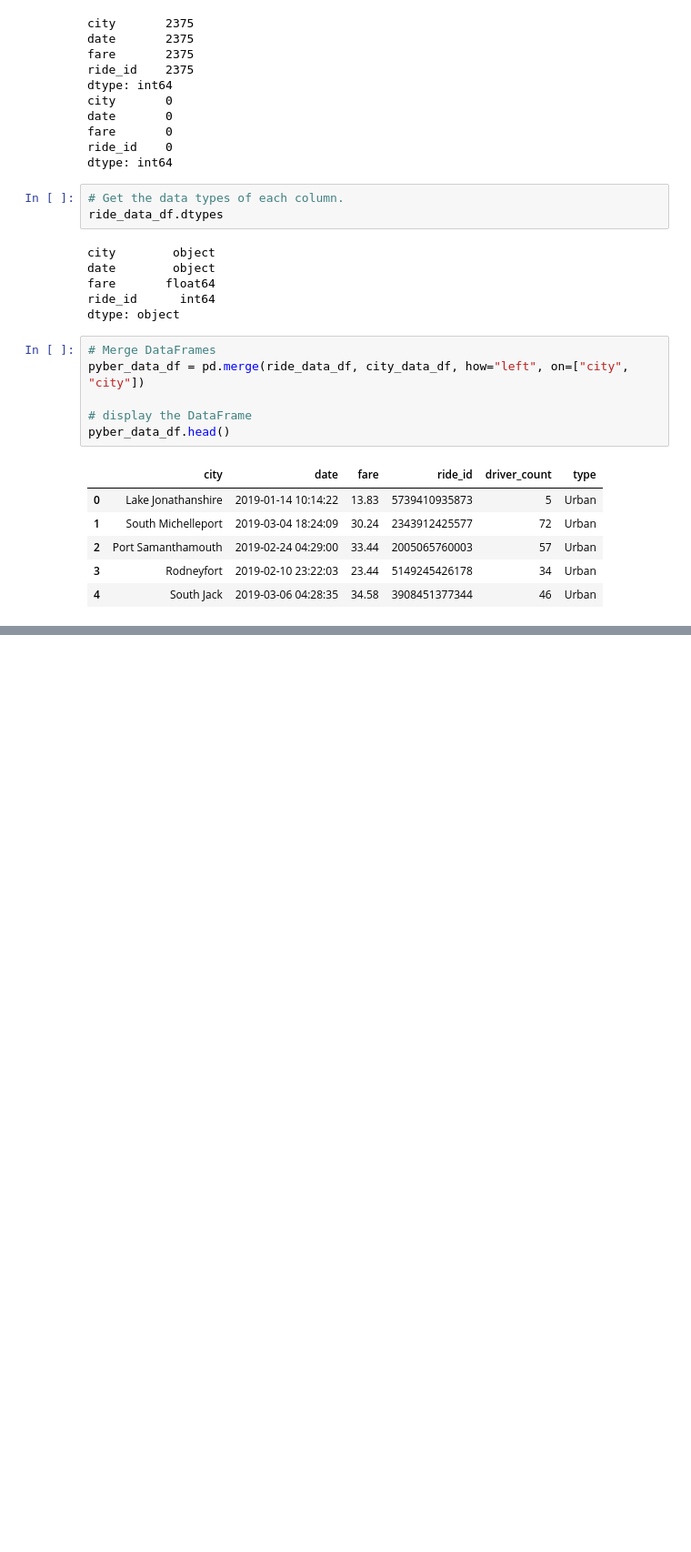
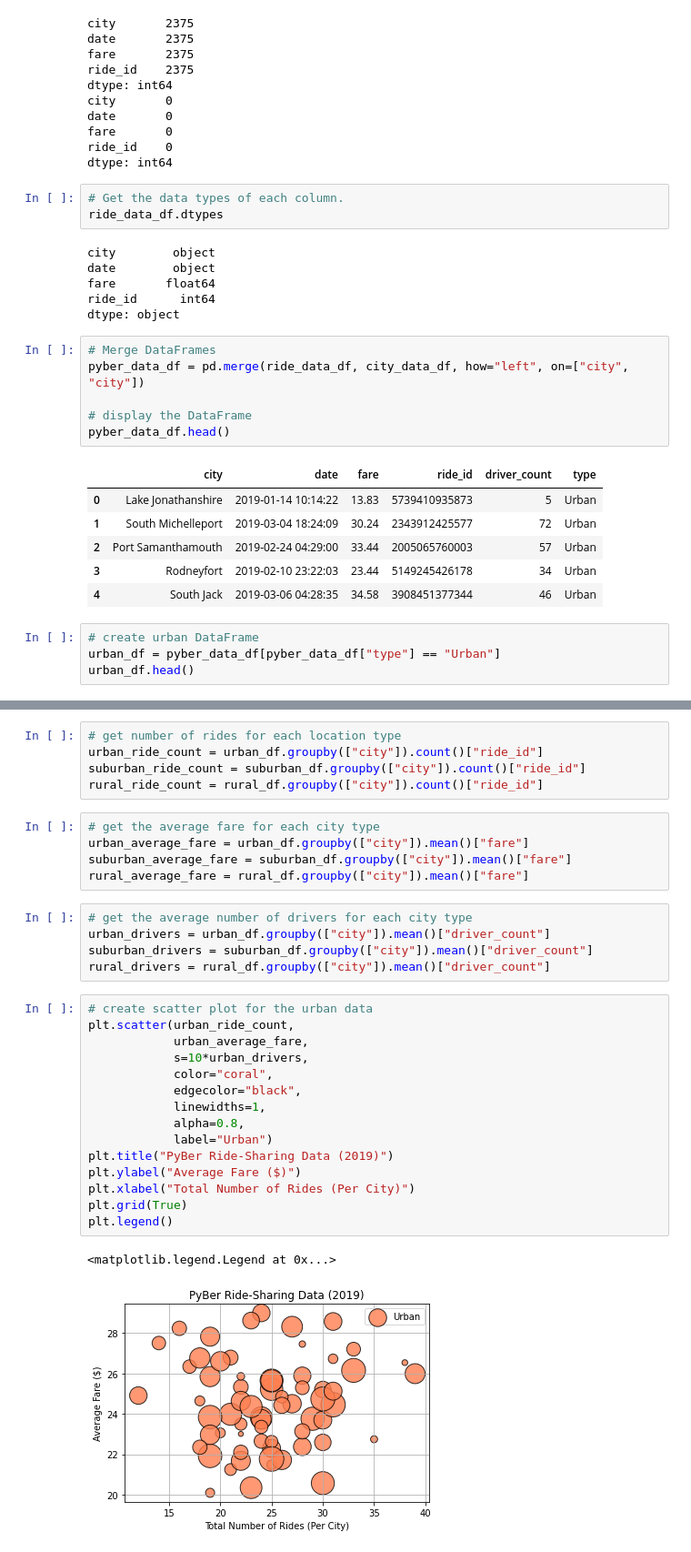
Before and after one commit to tylerah/pyber-analysis, a Jupyter notebook: PyBer.ipynb, the cells around one changed output, grey strips where cells are left out. Shown: that part at 91% size. Cells and saved outputs as stored; diff of their text form; blank space fills up the shorter version.

Commit message:
created scatter plot based on ride-share data

```diff
--- a/PyBer.ipynb
+++ b/PyBer.ipynb
@@ -112,3 +112,7 @@ pyber_data_df.head()
 | 2 | Port Samanthamouth | 2019-02-24 04:29:00 | 33.44 | 2005065760003 | 57 | Urban |
 | 3 | Rodneyfort | 2019-02-10 23:22:03 | 23.44 | 5149245426178 | 34 | Urban |
 | 4 | South Jack | 2019-03-06 04:28:35 | 34.58 | 3908451377344 | 46 | Urban |
+# %%
+# create urban DataFrame
+urban_df = pyber_data_df[pyber_data_df["type"] == "Urban"]
+urban_df.head()
@@ -114,0 +148,33 @@ pyber_data_df.head()
+# %%
+# get number of rides for each location type
+urban_ride_count = urban_df.groupby(["city"]).count()["ride_id"]
+suburban_ride_count = suburban_df.groupby(["city"]).count()["ride_id"]
+rural_ride_count = rural_df.groupby(["city"]).count()["ride_id"]
+# %%
+# get the average fare for each city type
+urban_average_fare = urban_df.groupby(["city"]).mean()["fare"]
+suburban_average_fare = suburban_df.groupby(["city"]).mean()["fare"]
+rural_average_fare = rural_df.groupby(["city"]).mean()["fare"]
+# %%
+# get the average number of drivers for each city type
+urban_drivers = urban_df.groupby(["city"]).mean()["driver_count"]
+suburban_drivers = suburban_df.groupby(["city"]).mean()["driver_count"]
+rural_drivers = rural_df.groupby(["city"]).mean()["driver_count"]
+# %%
+# create scatter plot for the urban data
+plt.scatter(urban_ride_count,
+            urban_average_fare,
+            s=10*urban_drivers,
+            color="coral",
+            edgecolor="black",
+            linewidths=1,
+            alpha=0.8,
+            label="Urban")
+plt.title("PyBer Ride-Sharing Data (2019)")
+plt.ylabel("Average Fare ($)")
+plt.xlabel("Total Number of Rides (Per City)")
+plt.grid(True)
+plt.legend()
+# %% [output]
+<matplotlib.legend.Legend at 0x...>
+[figure, added]
```
Also changed, not shown: parts of 6 cells of this notebook, 1 other file.
